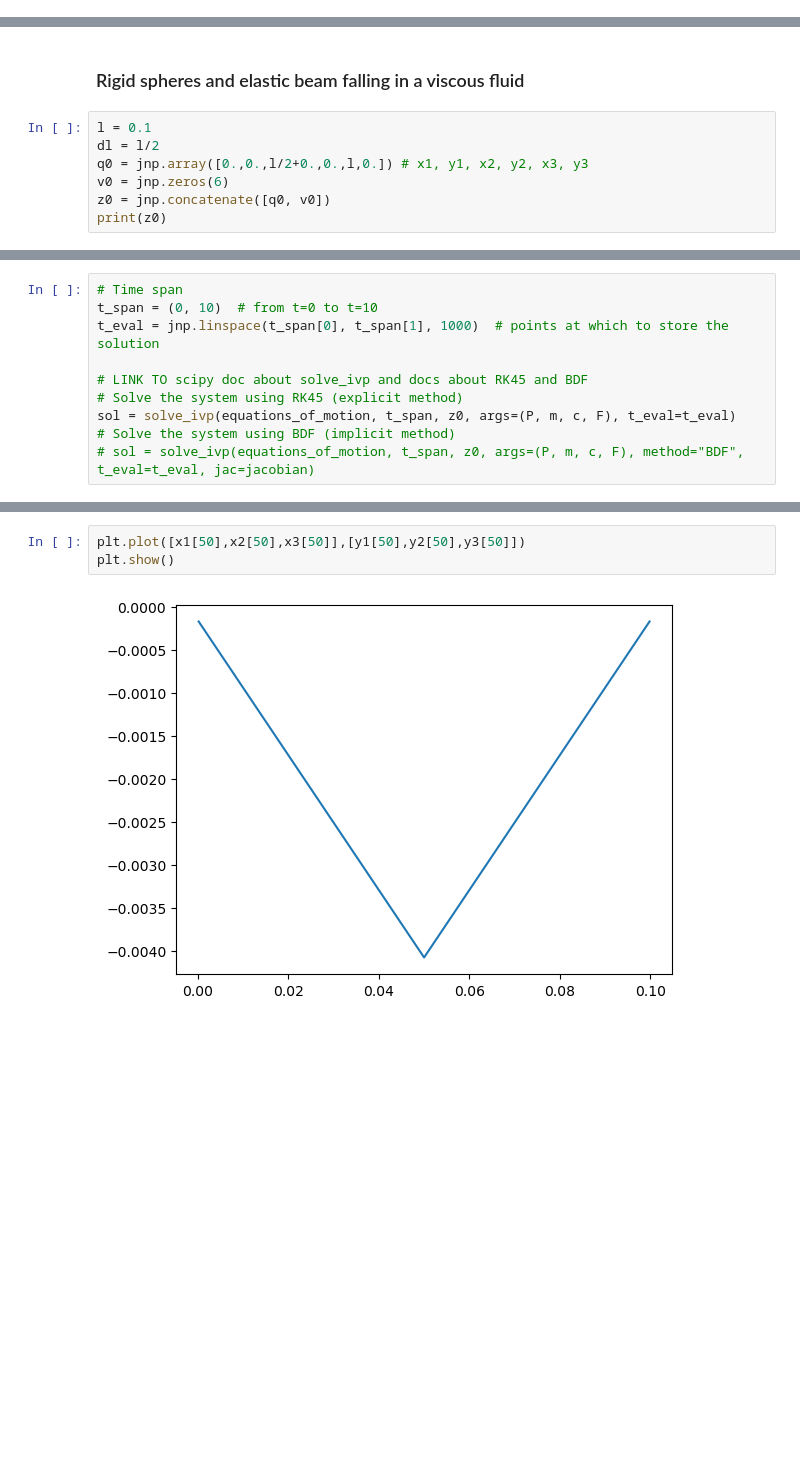
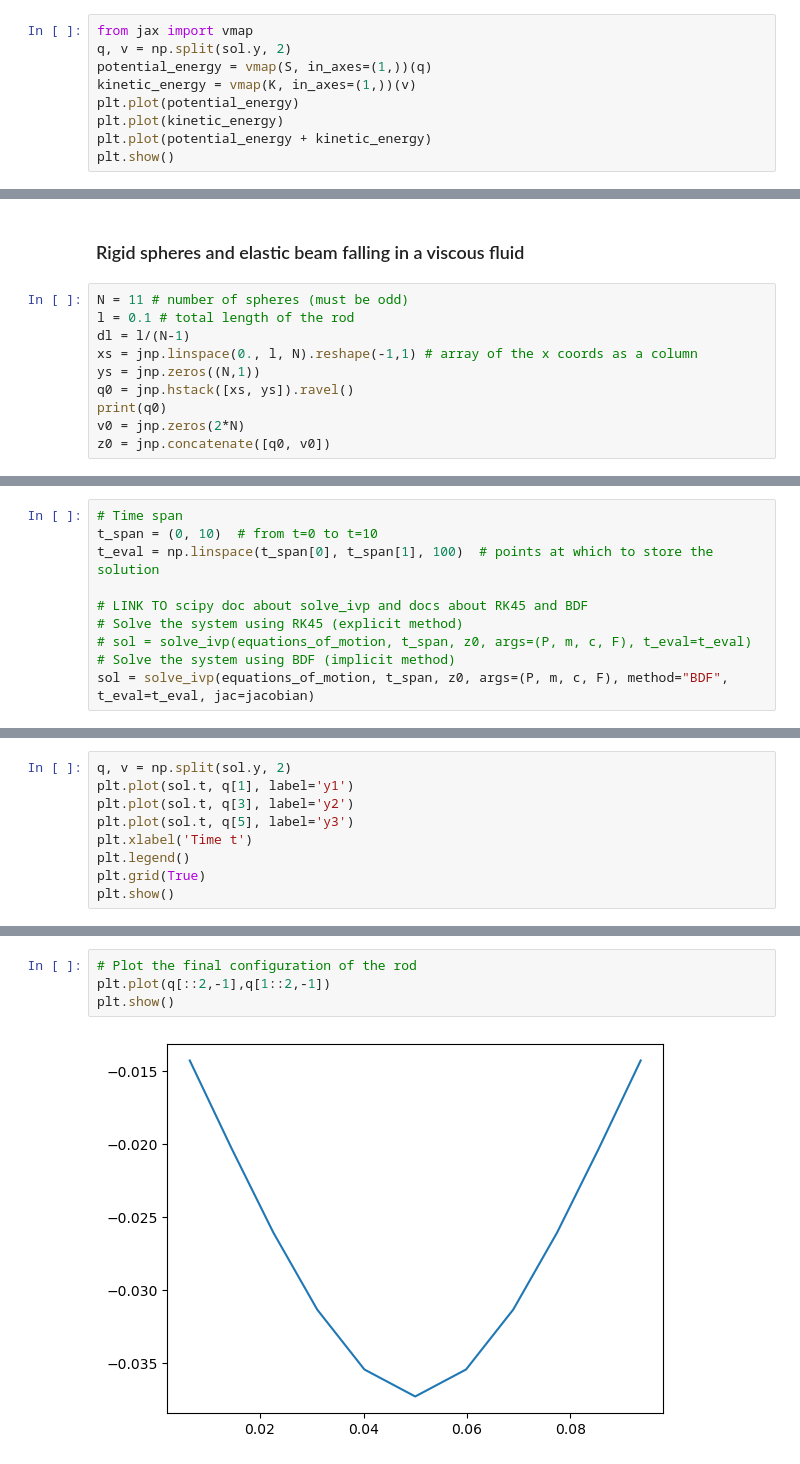
Before and after one commit to alucantonio/data_enhanced_simulation, a Jupyter notebook: MDOFsimulator.ipynb, the cells around one changed output, grey strips where cells are left out. Cells and saved outputs as stored; diff of their text form; blank space fills up the shorter version.

Commit message:
Improved MDOF simulator, generalized to N nodes, bending energy, plots. Implicit/explict solvers working: double precision needed!

```diff
--- a/MDOFsimulator.ipynb
+++ b/MDOFsimulator.ipynb
@@ -76,0 +86,9 @@ plt.show()
+# %%
+from jax import vmap
+q, v = np.split(sol.y, 2)
+potential_energy = vmap(S, in_axes=(1,))(q)
+kinetic_energy = vmap(K, in_axes=(1,))(v)
+plt.plot(potential_energy)
+plt.plot(kinetic_energy)
+plt.plot(potential_energy + kinetic_energy)
+plt.show()
@@ -77,10 +124,13 @@ plt.show()
 # %% [markdown]
 ### Rigid spheres and elastic beam falling in a viscous fluid
 # %%
-l = 0.1
-dl = l/2
-q0 = jnp.array([0.,0.,l/2+0.,0.,l,0.]) # x1, y1, x2, y2, x3, y3
-v0 = jnp.zeros(6)
+N = 11 # number of spheres (must be odd)
+l = 0.1 # total length of the rod
+dl = l/(N-1)
+xs = jnp.linspace(0., l, N).reshape(-1,1) # array of the x coords as a column
+ys = jnp.zeros((N,1))
+q0 = jnp.hstack([xs, ys]).ravel()
+print(q0)
+v0 = jnp.zeros(2*N)
 z0 = jnp.concatenate([q0, v0])
-print(z0)
 # %% [output]
@@ -131,10 +193,10 @@ print(bending_energy(q0))
 # %%
 # Time span
 t_span = (0, 10)  # from t=0 to t=10
-t_eval = jnp.linspace(t_span[0], t_span[1], 1000)  # points at which to store the solution
+t_eval = np.linspace(t_span[0], t_span[1], 100)  # points at which to store the solution
 
 # LINK TO scipy doc about solve_ivp and docs about RK45 and BDF
 # Solve the system using RK45 (explicit method)
-sol = solve_ivp(equations_of_motion, t_span, z0, args=(P, m, c, F), t_eval=t_eval)
+# sol = solve_ivp(equations_of_motion, t_span, z0, args=(P, m, c, F), t_eval=t_eval)
 # Solve the system using BDF (implicit method)
-# sol = solve_ivp(equations_of_motion, t_span, z0, args=(P, m, c, F), method="BDF", t_eval=t_eval, jac=jacobian)
+sol = solve_ivp(equations_of_motion, t_span, z0, args=(P, m, c, F), method="BDF", t_eval=t_eval, jac=jacobian)
@@ -155,0 +203,9 @@ plt.show()
+# %%
+q, v = np.split(sol.y, 2)
+plt.plot(sol.t, q[1], label='y1')
+plt.plot(sol.t, q[3], label='y2')
+plt.plot(sol.t, q[5], label='y3')
+plt.xlabel('Time t')
+plt.legend()
+plt.grid(True)
+plt.show()
@@ -156,5 +224,6 @@ plt.show()
 # %%
-plt.plot([x1[50],x2[50],x3[50]],[y1[50],y2[50],y3[50]])
+# Plot the final configuration of the rod
+plt.plot(q[::2,-1],q[1::2,-1])
 plt.show()
 # %% [output]
-[figure, old version]
+[figure, new version]
```
Also changed, not shown: parts of 21 cells of this notebook.
